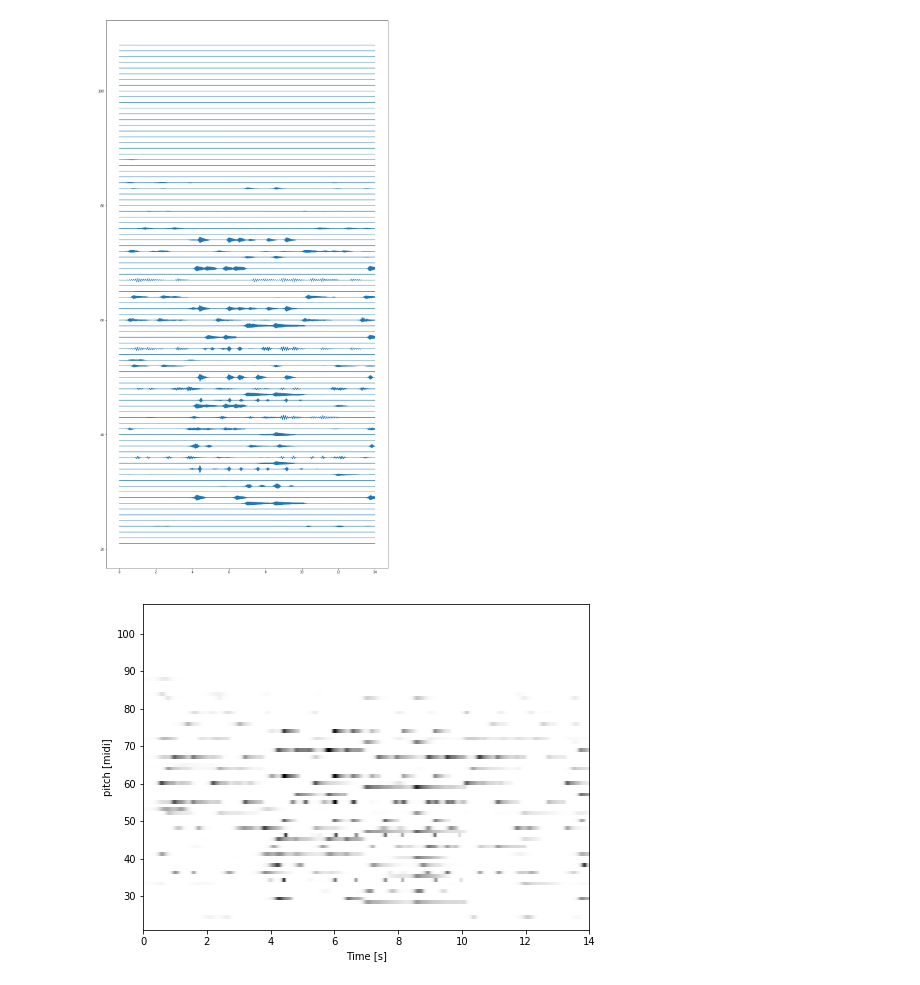
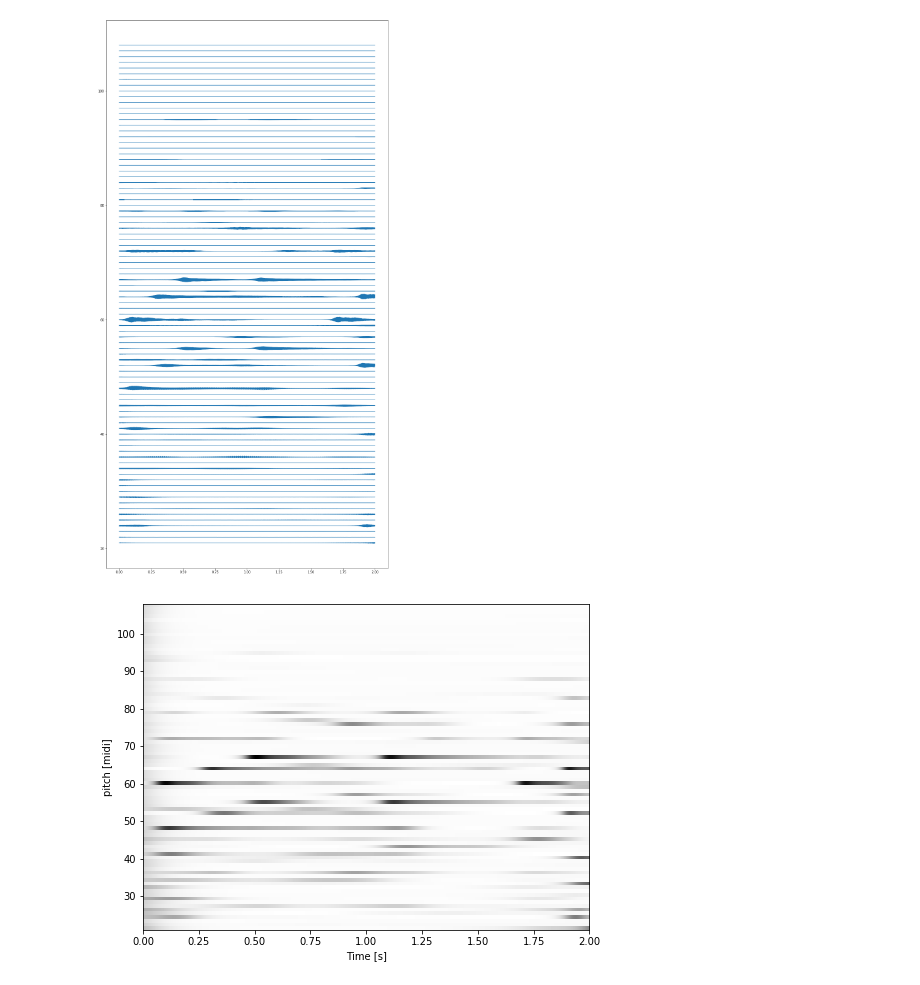
Before and after one commit to PabloAlvarado/gpitch, a Jupyter notebook: scripts/demos/notebooks/svi/svi_loo88/load_results_loo88_short.ipynb, the cells around one changed output. Cells and saved outputs as stored; diff of their text form; code cells hidden in the pictures.

```diff
--- a/scripts/demos/notebooks/svi/svi_loo88/load_results_loo88_short.ipynb
+++ b/scripts/demos/notebooks/svi/svi_loo88/load_results_loo88_short.ipynb
@@ -24,19 +24,15 @@ from scipy import signal
 visible_device = sys.argv[1]  # configure gpu usage
 gpitch.amtgp.init_settings(visible_device=visible_device, interactive=False)
 # %%
-pickleloc = '../../../../../../results/files/svi/script/loo88/loo2/'  # location saved models
-filename = '../../../../../../datasets/maps/test_data/MAPS_MUS-bach_846_AkPnBcht_mono.wav'  # loc test dat
+pickleloc = '../../../../../../results/files/svi/script/loo88/'  # location saved models
+filename = '../../../../../../datasets/maps/test_data/segment4-down.wav'  # loc test dat
 bounds = [21, 109]  # pitches to detect
 midi = np.asarray([str(i) for i in range(bounds[0], bounds[1])]).reshape(-1,)  # list
 Np = midi.size
 fs = 16e3
 #'../../../../../../results/files/svi/script/loo88/100.p'
 # %%
-
-# models = [pickle.load(open(pickleloc +"prediction_pitch_"+ midi[i] + ".p", "rb"))
-#           for i in range(Np)]
-
-models = [pickle.load(open(pickleloc +"prediction_pitch_15_secs"+ midi[i] + ".p", "rb"))
+models = [pickle.load(open(pickleloc +"prediction_pitch_"+ midi[i] + ".p", "rb"))
           for i in range(Np)]
 # %%
 y, fs = soundfile.read(filename)
@@ -45,19 +41,19 @@ Ntest = y.size
 x = np.linspace(0, (Ntest-1.)/fs, Ntest).reshape(-1, 1)
 # %%
 plt.figure(figsize=(16, 32))
-pr = np.zeros((88, 5600))
-pr_act = np.zeros((88, 5600))
+pr = np.zeros((88, 32000))
+pr_act = np.zeros((88, 32000))
 for i in range(88):
     com_pitch = models[i][0][0].copy()
     act_pitch = logistic(models[i][2][0].copy())
     sou_pitch = act_pitch * com_pitch
     pr[i, :] = sou_pitch
     pr_act[i, :] = act_pitch
-    plt.plot(x[::40], int(midi[i]) + sou_pitch, 'C0')
+    plt.plot(x[::1], int(midi[i]) + sou_pitch, 'C0')
     #plt.ylim([-1, 1])
 plt.savefig('first_pr_ever.eps')
 # %% [output]
-[figure, old version]
+[figure, new version]
 # %%
 plt.figure(figsize=(8, 6))
 plt.imshow(pr_act, origin='lower', cmap='binary', extent=(0, x[-1], 21, 108))
@@ -65,4 +61,4 @@ plt.axis('tight')
 plt.ylabel('pitch [midi]')
 plt.xlabel('Time [s]');
 # %% [output]
-[figure, old version]
+[figure, new version]
```
Also changed, not shown: 3 other files.
